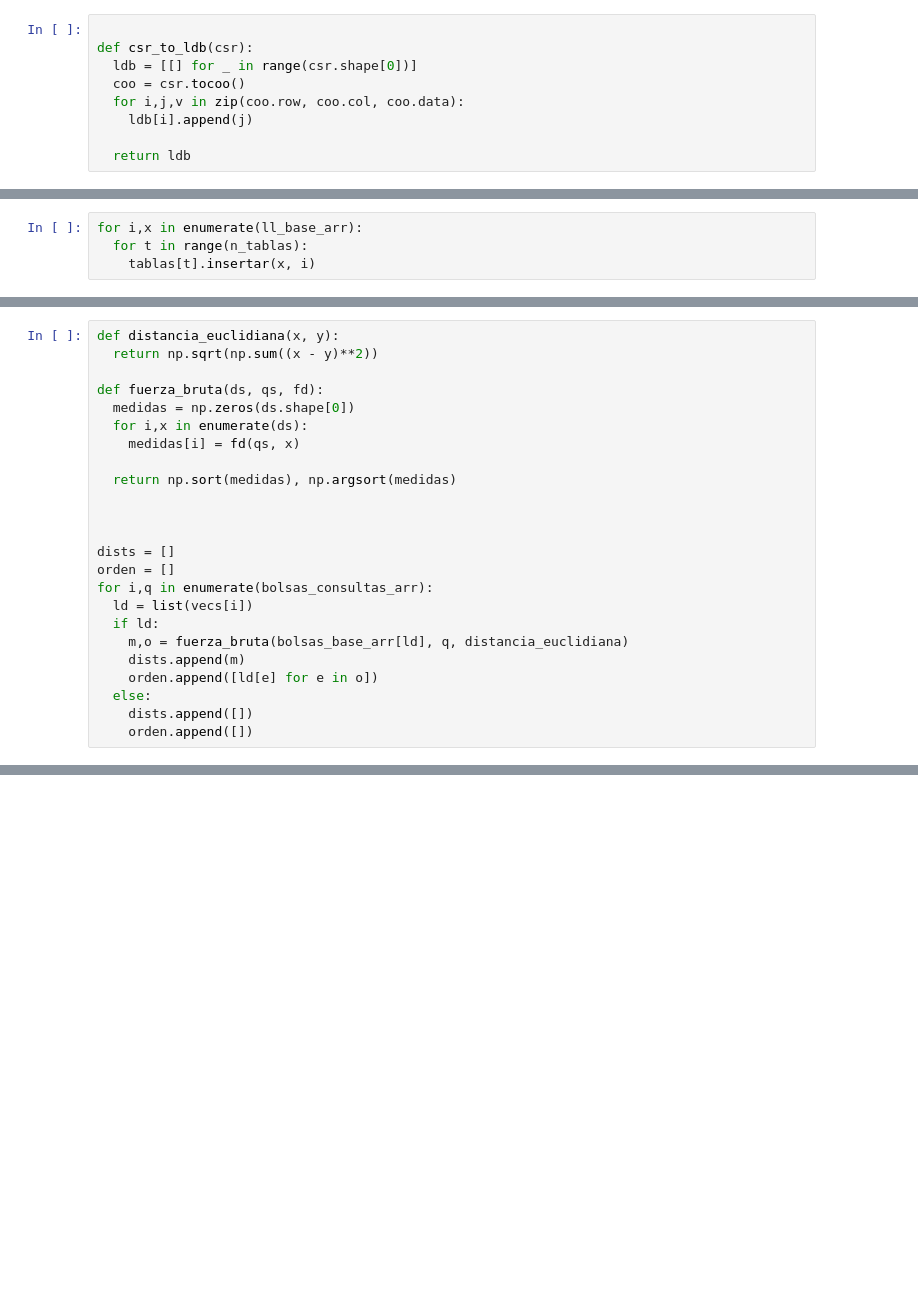
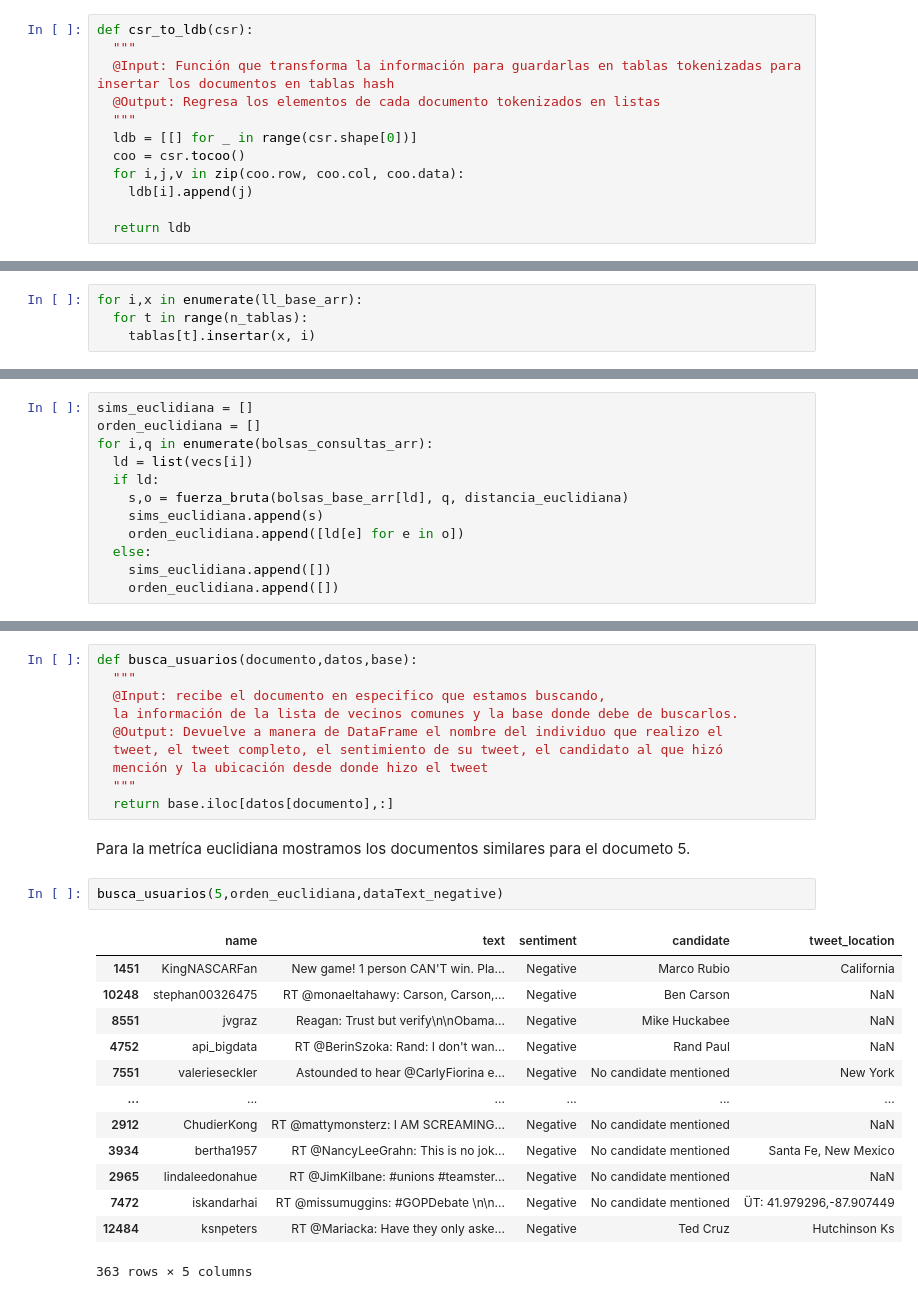
Before and after one commit to misaelLS21/datos_masivos, a Jupyter notebook: proyecto_6/DM_proyecto6.ipynb, the cells around one changed output, grey strips where cells are left out. Saved outputs shown, nothing was run; the diff lists cells and outputs as text; blank space fills up the shorter version.

```diff
--- a/proyecto_6/DM_proyecto6.ipynb
+++ b/proyecto_6/DM_proyecto6.ipynb
@@ -361,6 +394,9 @@ tablas = [TablaLpLSH(2**13, 1, dim, 50.0) for _ in range(n_tablas)]
 # %%
-
 def csr_to_ldb(csr):
+  """
+  @Input: Función que transforma la información para guardarlas en tablas tokenizadas para insertar los documentos en tablas hash
+  @Output: Regresa los elementos de cada documento tokenizados en listas
+  """
   ldb = [[] for _ in range(csr.shape[0])]
   coo = csr.tocoo()
   for i,j,v in zip(coo.row, coo.col, coo.data):
@@ -426,24 +506,12 @@ bolsas_base_arr = np.array(bolsas_base.toarray())
 # %%
-def distancia_euclidiana(x, y):
-  return np.sqrt(np.sum((x - y)**2))
-
-def fuerza_bruta(ds, qs, fd):
-  medidas = np.zeros(ds.shape[0])
-  for i,x in enumerate(ds):
-    medidas[i] = fd(qs, x)
-
-  return np.sort(medidas), np.argsort(medidas)
-
-
-
-dists = []
-orden = []
+sims_euclidiana = []
+orden_euclidiana = []
 for i,q in enumerate(bolsas_consultas_arr):
   ld = list(vecs[i])
   if ld:
-    m,o = fuerza_bruta(bolsas_base_arr[ld], q, distancia_euclidiana)
-    dists.append(m)
-    orden.append([ld[e] for e in o])
+    s,o = fuerza_bruta(bolsas_base_arr[ld], q, distancia_euclidiana)
+    sims_euclidiana.append(s)
+    orden_euclidiana.append([ld[e] for e in o])
   else:
-    dists.append([])
-    orden.append([])
+    sims_euclidiana.append([])
+    orden_euclidiana.append([])
@@ -524,0 +557,28 @@ vecs
+# %%
+def busca_usuarios(documento,datos,base):
+  """
+  @Input: recibe el documento en especifico que estamos buscando,
+  la información de la lista de vecinos comunes y la base donde debe de buscarlos.
+  @Output: Devuelve a manera de DataFrame el nombre del individuo que realizo el
+  tweet, el tweet completo, el sentimiento de su tweet, el candidato al que hizó
+  mención y la ubicación desde donde hizo el tweet
+  """
+  return base.iloc[datos[documento],:]
+# %% [markdown]
+Para la metríca euclidiana mostramos los documentos similares para el documeto 5.
+# %%
+busca_usuarios(5,orden_euclidiana,dataText_negative)
+# %% [output]
+|  | name | text | sentiment | candidate | tweet_location |
+| 1451 | KingNASCARFan | New game! 1 person CAN'T win. Pla... | Negative | Marco Rubio | California |
+| 10248 | stephan00326475 | RT @monaeltahawy: Carson, Carson,... | Negative | Ben Carson | NaN |
+| 8551 | jvgraz | Reagan: Trust but verify\n\nObama... | Negative | Mike Huckabee | NaN |
+| 4752 | api_bigdata | RT @BerinSzoka: Rand: I don't wan... | Negative | Rand Paul | NaN |
+| 7551 | valerieseckler | Astounded to hear @CarlyFiorina e... | Negative | No candidate mentioned | New York |
+| ... | ... | ... | ... | ... | ... |
+| 2912 | ChudierKong | RT @mattymonsterz: I AM SCREAMING... | Negative | No candidate mentioned | NaN |
+| 3934 | bertha1957 | RT @NancyLeeGrahn: This is no jok... | Negative | No candidate mentioned | Santa Fe, New Mexico |
+| 2965 | lindaleedonahue | RT @JimKilbane: #unions #teamster... | Negative | No candidate mentioned | NaN |
+| 7472 | iskandarhai | RT @missumuggins: #GOPDebate \n\n... | Negative | No candidate mentioned | ÜT: 41.979296,-87.907449 |
+| 12484 | ksnpeters | RT @Mariacka: Have they only aske... | Negative | Ted Cruz | Hutchinson Ks |
+363 rows × 5 columns
```
Also changed, not shown: parts of 56 cells of this notebook.
